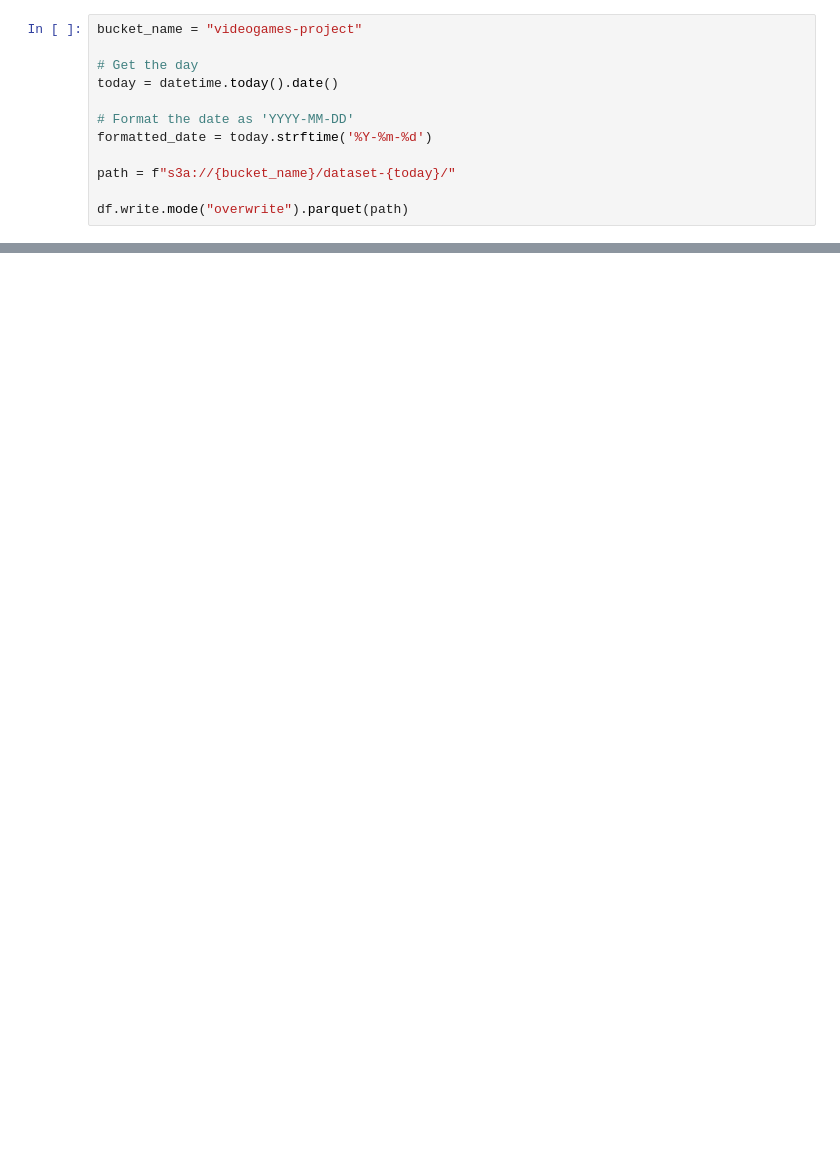
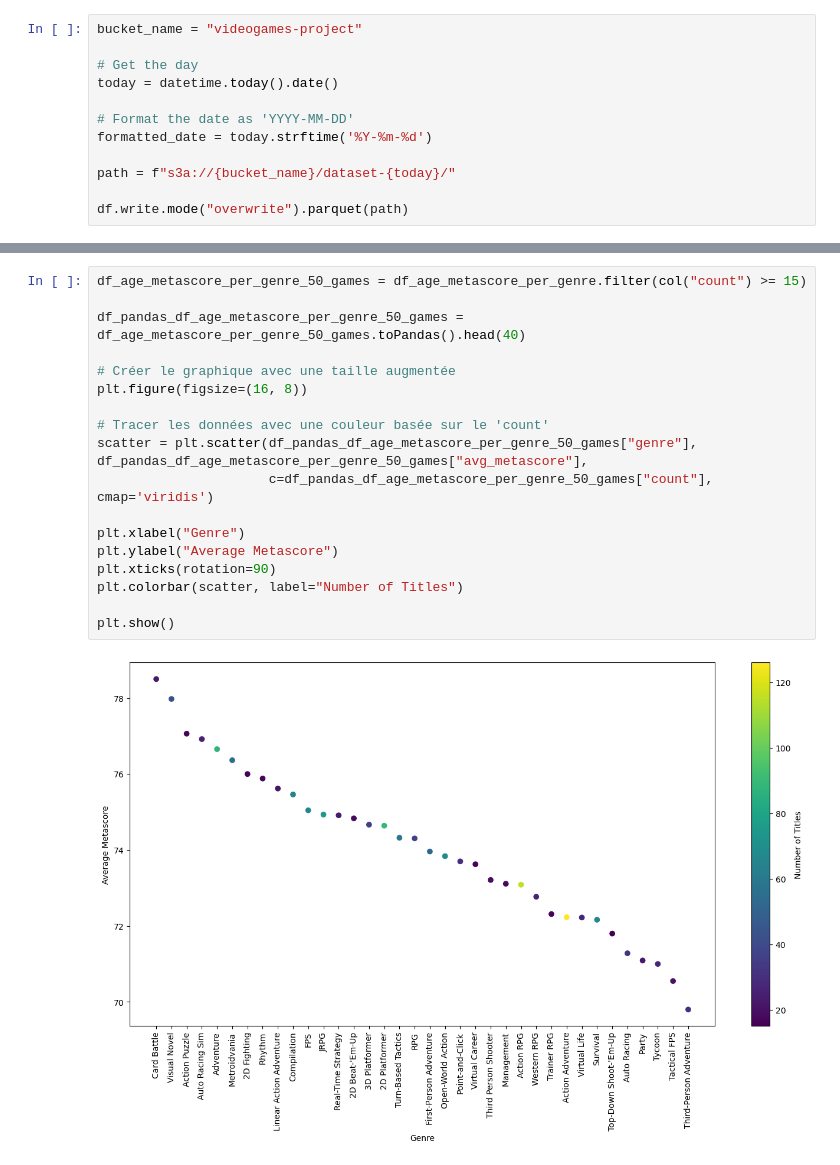
Before and after one commit to GVillevy/videogames-scrapping-project, a Jupyter notebook: videogames-project.ipynb, the cells around one changed output, grey strips where cells are left out. Saved outputs shown, nothing was run; the diff lists cells and outputs as text; blank space fills up the shorter version.

```diff
--- a/videogames-project.ipynb
+++ b/videogames-project.ipynb
@@ -425,0 +458,20 @@ df.write.mode("overwrite").parquet(path)
+# %%
+df_age_metascore_per_genre_50_games = df_age_metascore_per_genre.filter(col("count") >= 15)
+
+df_pandas_df_age_metascore_per_genre_50_games = df_age_metascore_per_genre_50_games.toPandas().head(40)
+
+# Créer le graphique avec une taille augmentée
+plt.figure(figsize=(16, 8))
+
+# Tracer les données avec une couleur basée sur le 'count'
+scatter = plt.scatter(df_pandas_df_age_metascore_per_genre_50_games["genre"], df_pandas_df_age_metascore_per_genre_50_games["avg_metascore"],
+                      c=df_pandas_df_age_metascore_per_genre_50_games["count"], cmap='viridis')
+
+plt.xlabel("Genre")
+plt.ylabel("Average Metascore")
+plt.xticks(rotation=90)
+plt.colorbar(scatter, label="Number of Titles")
+
+plt.show()
+# %% [output]
+[figure, added]
```
Also changed, not shown: parts of 33 cells of this notebook.
